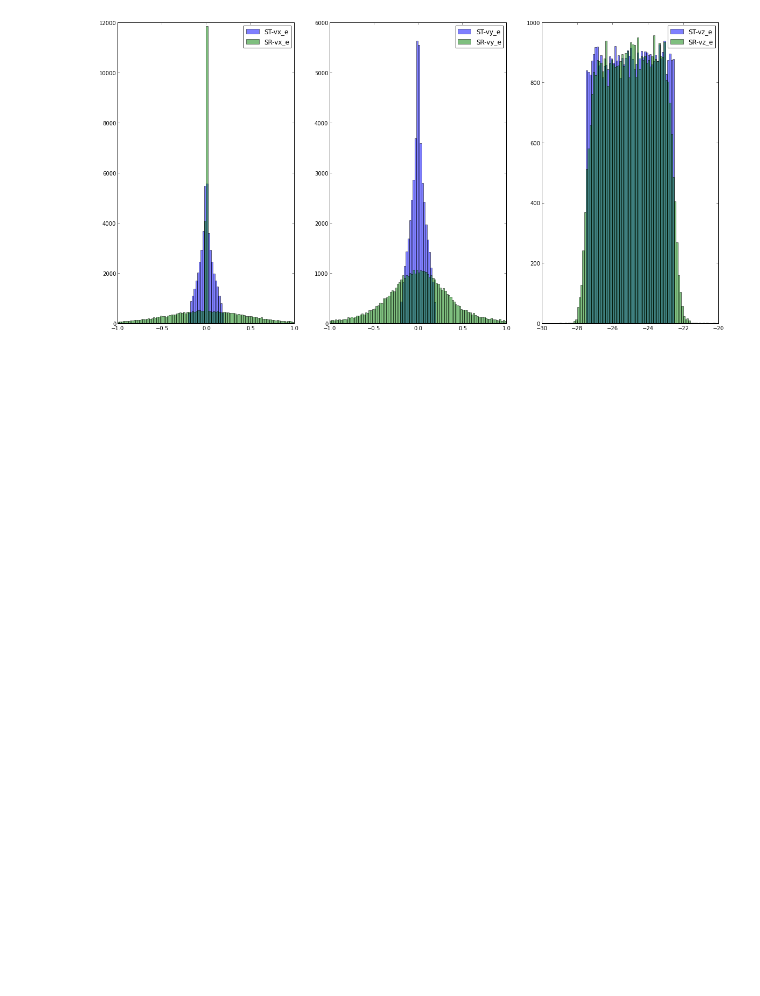
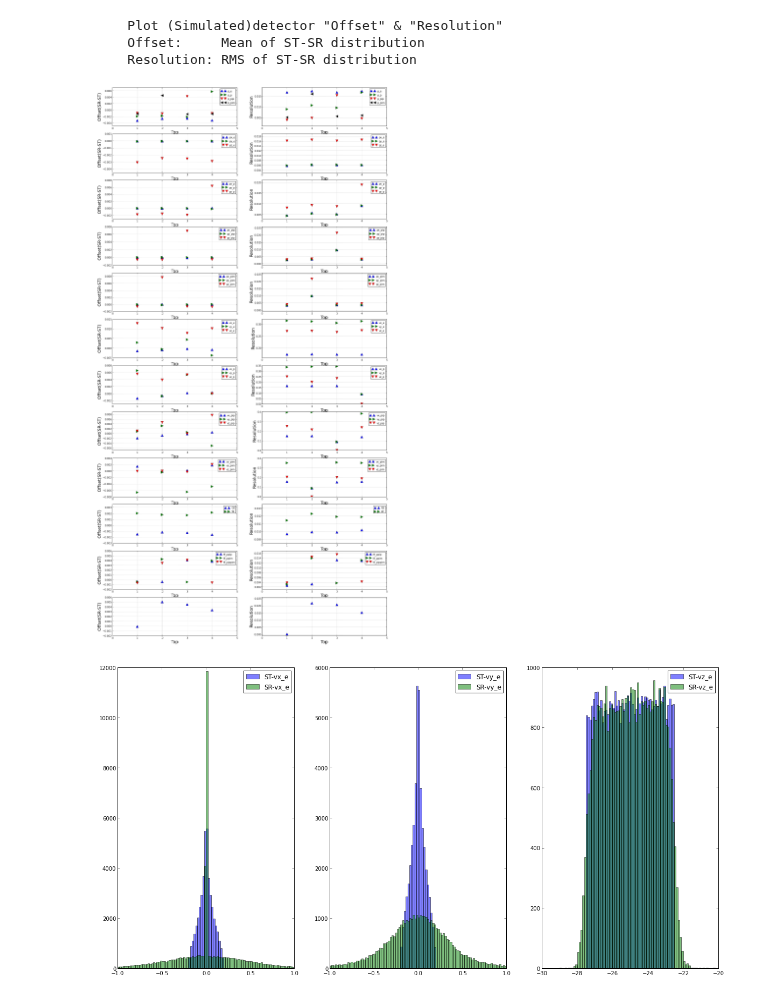
Before and after one commit to arjun-trivedi/ana2pi, a Jupyter notebook: sub_studies/setup_sim_CentOS6/nb-play_d2piDF.ipynb, the cells around one changed output. Saved outputs shown, nothing was run; the diff lists cells and outputs as text; code cells hidden in the pictures; blank space fills up the shorter version.

```diff
--- a/sub_studies/setup_sim_CentOS6/nb-play_d2piDF.ipynb
+++ b/sub_studies/setup_sim_CentOS6/nb-play_d2piDF.ipynb
@@ -7,0 +13,5 @@ dfR=sdt.dfR
+# %%
+#reload(sdt)
+means,sgmas=sdt.get_detector_resolution_and_offset()
+sdt.plot_detector_resolution_and_offset(means,sgmas)
+# %% [output]
@@ -8,3 +35,7 @@ dfR=sdt.dfR
+    Plot (Simulated)detector "Offset" & "Resolution"
+    Offset:     Mean of ST-SR distribution
+    Resolution: RMS of ST-SR distribution
+[figure, added]
 # %%
 """
 + Compare Electron Vertex positions for ST & SR data; use Topology 1
```
Also changed, not shown: parts of 5 cells of this notebook, 1 other file.
